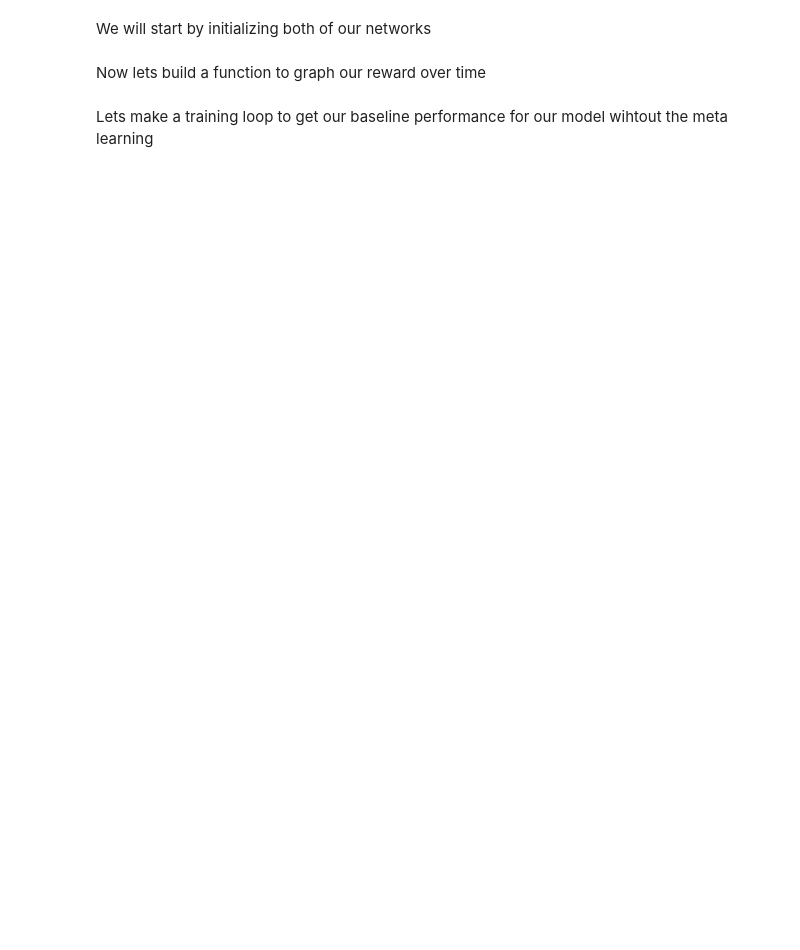
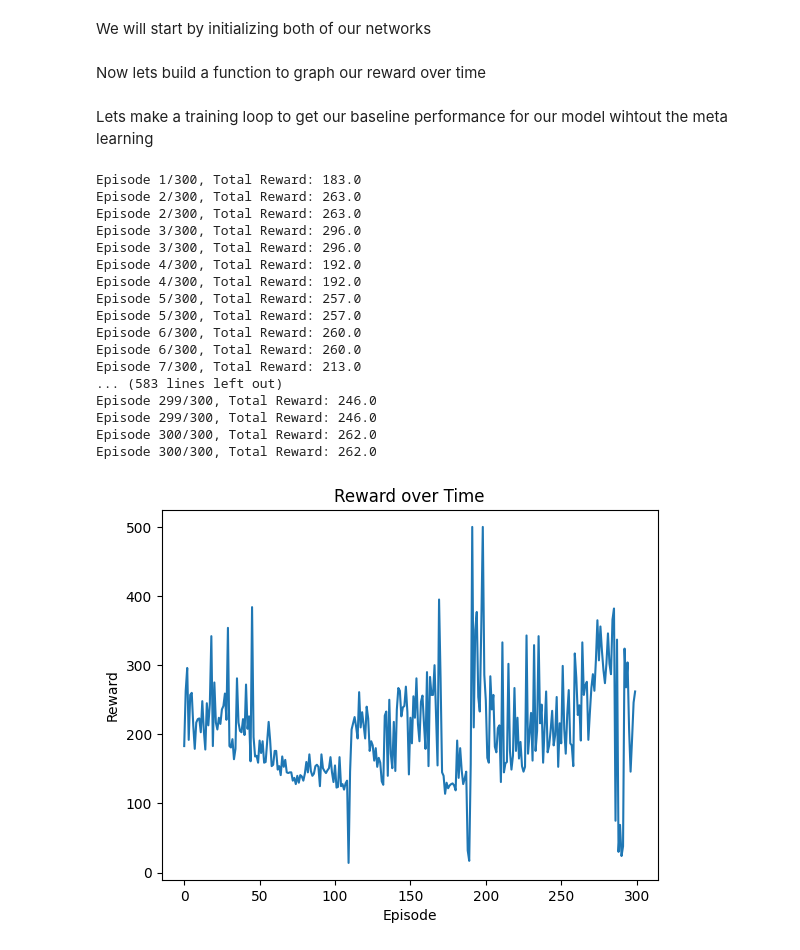
Before and after one commit to johntomlinsonn/learning-to-learn, a Jupyter notebook: cartpole-implementation/implementation.ipynb, the cells around one changed output. Saved outputs shown, nothing was run; the diff lists cells and outputs as text; code cells hidden in the pictures; blank space fills up the shorter version.

Commit message:
fixed reward funciton to be accurate with the new enviorment

```diff
--- a/cartpole-implementation/implementation.ipynb
+++ b/cartpole-implementation/implementation.ipynb
@@ -24,24 +30,51 @@ def plot_rewards(reward_list):
 # %% [markdown]
 Lets make a training loop to get our baseline performance for our model wihtout the meta learning
 # %%
-NUM_EPISODES = 1000
+NUM_EPISODES = 300
+TARGET_UPDATE = 10
 # %%
 def training_loop(episodes):
+    total_reward_list = []
+    epsilon = 0.1  # Exploration rate
     for episode in range(episodes):
-        state = env.reset()
+        state, _ = env.reset()
         done = False
         total_reward = 0
 
         while not done:
-            action = original_network.select_action(cartpole_network, state, device)
-            next_state, reward, done, _ = env.step(action)
+            action = original_network.select_action(state, cartpole_network, device, epsilon, env)
+            next_state, reward, terminated, truncated, _ = env.step(action)
+            done = terminated or truncated
             memory.push(state, action, reward, next_state, done)
             state = next_state
             total_reward += reward
 
             original_network.optimize_model(cartpole_network, cartpole_target_network, memory, optimizer, device)
 
-        if episode % original_network.TARGET_UPDATE == 0:
+        if episode % TARGET_UPDATE == 0:
             cartpole_target_network.load_state_dict(cartpole_network.state_dict())
 
         print(f"Episode {episode+1}/{episodes}, Total Reward: {total_reward}")
+        total_reward_list.append(total_reward)
+    return total_reward_list
+# %%
+plot_rewards(training_loop(NUM_EPISODES))
+# %% [output]
+Episode 1/300, Total Reward: 183.0
+Episode 2/300, Total Reward: 263.0
+Episode 2/300, Total Reward: 263.0
+Episode 3/300, Total Reward: 296.0
+Episode 3/300, Total Reward: 296.0
+Episode 4/300, Total Reward: 192.0
+Episode 4/300, Total Reward: 192.0
+Episode 5/300, Total Reward: 257.0
+Episode 5/300, Total Reward: 257.0
+Episode 6/300, Total Reward: 260.0
+Episode 6/300, Total Reward: 260.0
+Episode 7/300, Total Reward: 213.0
+... (583 lines left out)
+Episode 299/300, Total Reward: 246.0
+Episode 299/300, Total Reward: 246.0
+Episode 300/300, Total Reward: 262.0
+Episode 300/300, Total Reward: 262.0
+[figure, added]
```
Also changed, not shown: parts of 1 cell of this notebook, 1 other file.
